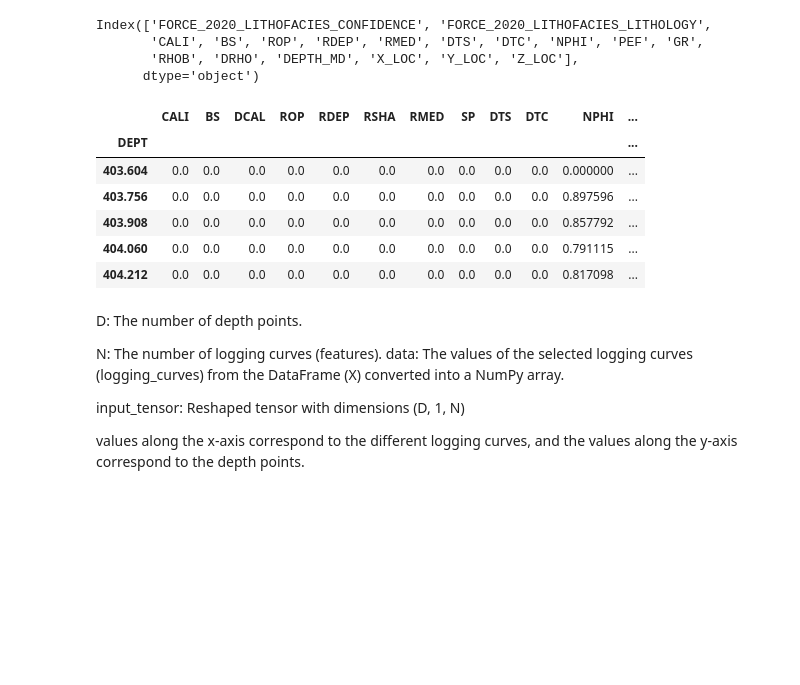
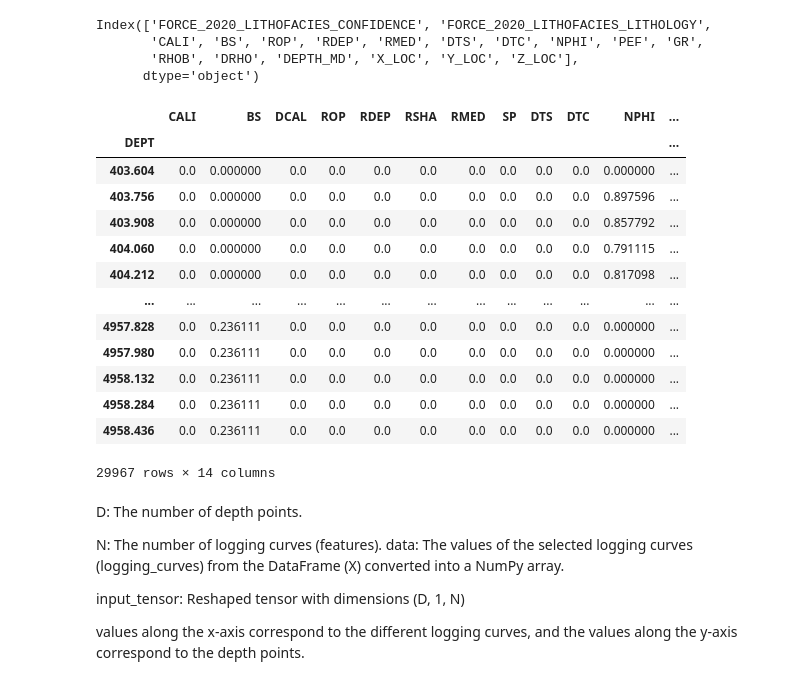
Before and after one commit to hyonbokan/lithology-identification-fl, a Jupyter notebook: data_trasform/las2tensor_demo.ipynb, the cells around one changed output. Drawn from its saved outputs; the diff is of its cells as text; code cells hidden in the pictures; blank space fills up the shorter version.

```diff
--- a/data_trasform/las2tensor_demo.ipynb
+++ b/data_trasform/las2tensor_demo.ipynb
@@ -31,19 +31,27 @@ for curve in log_curves:
         df[curve] = 0
 
 
-df = df.fillna(0)
-X = df[log_curves]
+X = df.fillna(0)
+X = X[log_curves]
 X = X.apply(lambda x: (x - x.min()) / (x.max() - x.min()))
 X = X.fillna(0)
-X.head()
-# %% [output]
-|  | CALI | BS | DCAL | ROP | RDEP | RSHA | RMED | SP | DTS | DTC | NPHI | ... |
-| DEPT |  |  |  |  |  |  |  |  |  |  |  | ... |
-| 403.604 | 0.0 | 0.0 | 0.0 | 0.0 | 0.0 | 0.0 | 0.0 | 0.0 | 0.0 | 0.0 | 0.000000 | ... |
-| 403.756 | 0.0 | 0.0 | 0.0 | 0.0 | 0.0 | 0.0 | 0.0 | 0.0 | 0.0 | 0.0 | 0.897596 | ... |
-| 403.908 | 0.0 | 0.0 | 0.0 | 0.0 | 0.0 | 0.0 | 0.0 | 0.0 | 0.0 | 0.0 | 0.857792 | ... |
-| 404.060 | 0.0 | 0.0 | 0.0 | 0.0 | 0.0 | 0.0 | 0.0 | 0.0 | 0.0 | 0.0 | 0.791115 | ... |
-| 404.212 | 0.0 | 0.0 | 0.0 | 0.0 | 0.0 | 0.0 | 0.0 | 0.0 | 0.0 | 0.0 | 0.817098 | ... |
+# %%
+X
+# %% [output]
+|  | CALI | BS | DCAL | ROP | RDEP | RSHA | RMED | SP | DTS | DTC | NPHI | ... |
+| DEPT |  |  |  |  |  |  |  |  |  |  |  | ... |
+| 403.604 | 0.0 | 0.000000 | 0.0 | 0.0 | 0.0 | 0.0 | 0.0 | 0.0 | 0.0 | 0.0 | 0.000000 | ... |
+| 403.756 | 0.0 | 0.000000 | 0.0 | 0.0 | 0.0 | 0.0 | 0.0 | 0.0 | 0.0 | 0.0 | 0.897596 | ... |
+| 403.908 | 0.0 | 0.000000 | 0.0 | 0.0 | 0.0 | 0.0 | 0.0 | 0.0 | 0.0 | 0.0 | 0.857792 | ... |
+| 404.060 | 0.0 | 0.000000 | 0.0 | 0.0 | 0.0 | 0.0 | 0.0 | 0.0 | 0.0 | 0.0 | 0.791115 | ... |
+| 404.212 | 0.0 | 0.000000 | 0.0 | 0.0 | 0.0 | 0.0 | 0.0 | 0.0 | 0.0 | 0.0 | 0.817098 | ... |
+| ... | ... | ... | ... | ... | ... | ... | ... | ... | ... | ... | ... | ... |
+| 4957.828 | 0.0 | 0.236111 | 0.0 | 0.0 | 0.0 | 0.0 | 0.0 | 0.0 | 0.0 | 0.0 | 0.000000 | ... |
+| 4957.980 | 0.0 | 0.236111 | 0.0 | 0.0 | 0.0 | 0.0 | 0.0 | 0.0 | 0.0 | 0.0 | 0.000000 | ... |
+| 4958.132 | 0.0 | 0.236111 | 0.0 | 0.0 | 0.0 | 0.0 | 0.0 | 0.0 | 0.0 | 0.0 | 0.000000 | ... |
+| 4958.284 | 0.0 | 0.236111 | 0.0 | 0.0 | 0.0 | 0.0 | 0.0 | 0.0 | 0.0 | 0.0 | 0.000000 | ... |
+| 4958.436 | 0.0 | 0.236111 | 0.0 | 0.0 | 0.0 | 0.0 | 0.0 | 0.0 | 0.0 | 0.0 | 0.000000 | ... |
+29967 rows × 14 columns
 # %% [markdown]
 D: The number of depth points.
 
```
Also changed, not shown: parts of 3 cells of this notebook, 2 other files.
